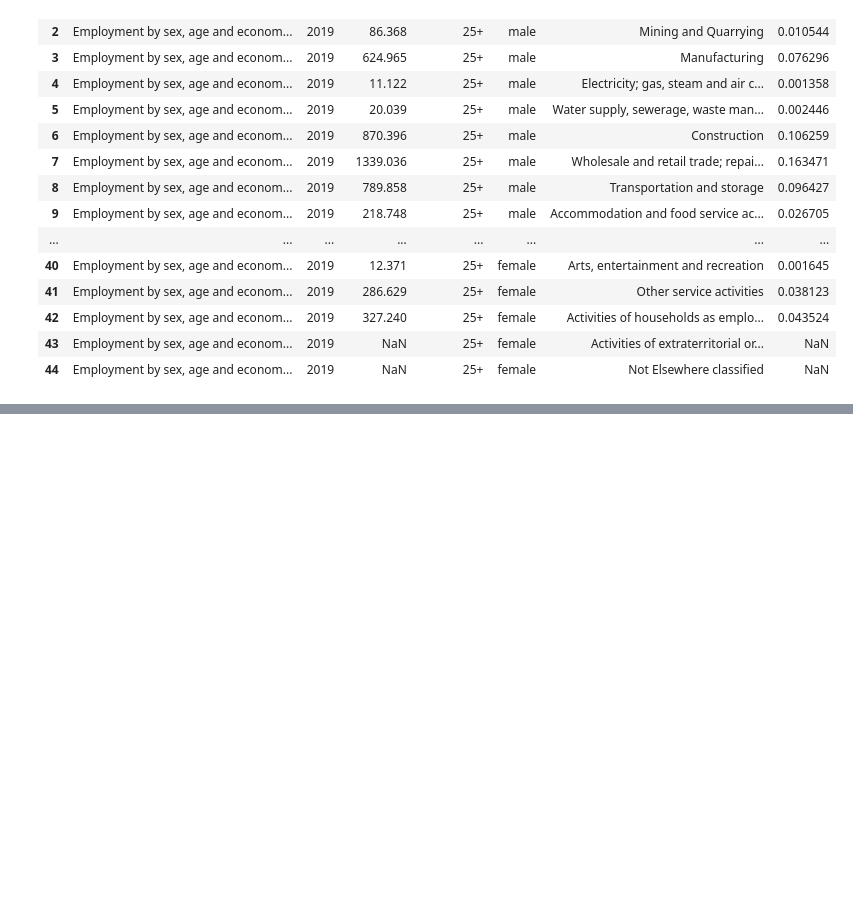
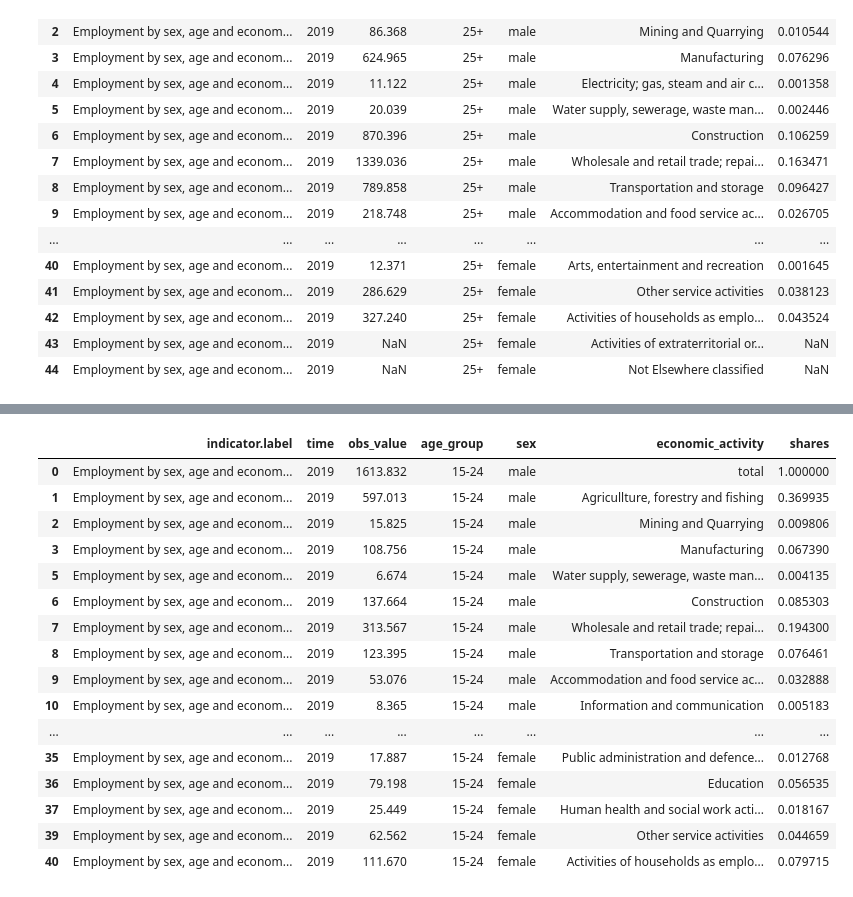
Before and after one commit to Lorraine254/Employment-index, a Jupyter notebook: Hackathon.ipynb, the cells around one changed output, grey strips where cells are left out. Drawn from its saved outputs; the diff is of its cells as text; code cells hidden in the pictures; blank space fills up the shorter version.

```diff
--- a/Hackathon.ipynb
+++ b/Hackathon.ipynb
@@ -659,0 +683,29 @@ shr_data_25 = {'share': shares_list}
+# %%
+#remove rows with NaN values if the number of NaN values is below 15%
+# Calculating the percentage of missing values #
+df_15_24 = economic_shares
+ratio_of_nans = (df_15_24.isna().sum())/(df_15_24.shape[0])*100
+if( ratio_of_nans['obs_value'] <= 15):
+    columns_to_check = ['obs_value']
+    df_15_24.dropna(subset=columns_to_check, inplace=True)
+    df_15_24.dropna(axis=0)
+
+df_15_24
+# %% [output]
+|  | indicator.label | time | obs_value | age_group | sex | economic_activity | shares |
+| 0 | Employment by sex, age and econom... | 2019 | 1613.832 | 15-24 | male | total | 1.000000 |
+| 1 | Employment by sex, age and econom... | 2019 | 597.013 | 15-24 | male | Agricullture, forestry and fishing | 0.369935 |
+| 2 | Employment by sex, age and econom... | 2019 | 15.825 | 15-24 | male | Mining and Quarrying | 0.009806 |
+| 3 | Employment by sex, age and econom... | 2019 | 108.756 | 15-24 | male | Manufacturing | 0.067390 |
+| 5 | Employment by sex, age and econom... | 2019 | 6.674 | 15-24 | male | Water supply, sewerage, waste man... | 0.004135 |
+| 6 | Employment by sex, age and econom... | 2019 | 137.664 | 15-24 | male | Construction | 0.085303 |
+| 7 | Employment by sex, age and econom... | 2019 | 313.567 | 15-24 | male | Wholesale and retail trade; repai... | 0.194300 |
+| 8 | Employment by sex, age and econom... | 2019 | 123.395 | 15-24 | male | Transportation and storage | 0.076461 |
+| 9 | Employment by sex, age and econom... | 2019 | 53.076 | 15-24 | male | Accommodation and food service ac... | 0.032888 |
+| 10 | Employment by sex, age and econom... | 2019 | 8.365 | 15-24 | male | Information and communication | 0.005183 |
+| ... | ... | ... | ... | ... | ... | ... | ... |
+| 35 | Employment by sex, age and econom... | 2019 | 17.887 | 15-24 | female | Public administration and defence... | 0.012768 |
+| 36 | Employment by sex, age and econom... | 2019 | 79.198 | 15-24 | female | Education | 0.056535 |
+| 37 | Employment by sex, age and econom... | 2019 | 25.449 | 15-24 | female | Human health and social work acti... | 0.018167 |
+| 39 | Employment by sex, age and econom... | 2019 | 62.562 | 15-24 | female | Other service activities | 0.044659 |
+| 40 | Employment by sex, age and econom... | 2019 | 111.670 | 15-24 | female | Activities of households as emplo... | 0.079715 |
```
Also changed, not shown: parts of 3 cells of this notebook.
